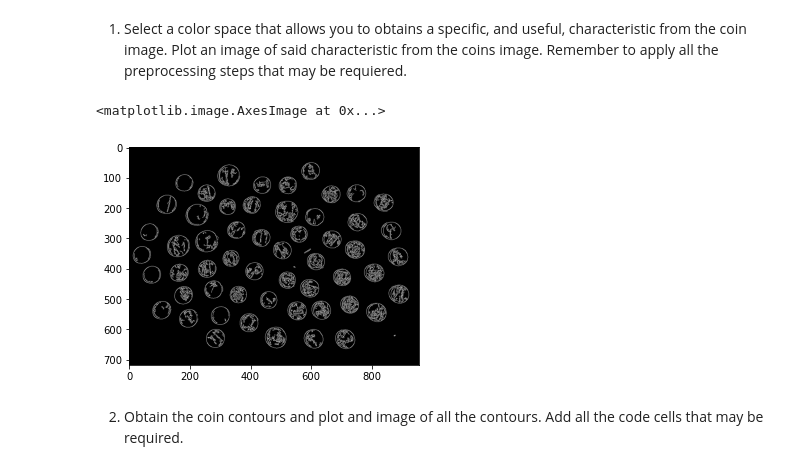
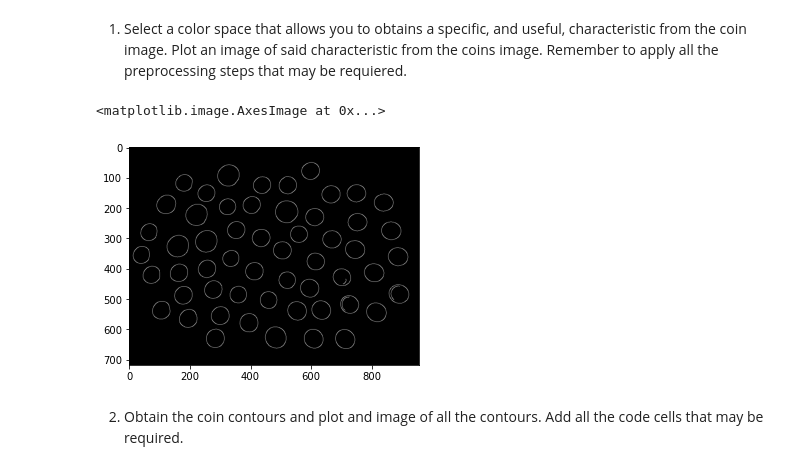
Before and after one commit to marcefuentesl/Computer-Vision, a Jupyter notebook: Assignments/A4. Coin counter.ipynb, the cells around one changed output. Cells and saved outputs as stored; diff of their text form; code cells hidden in the pictures.

```diff
--- a/Assignments/A4. Coin counter.ipynb
+++ b/Assignments/A4. Coin counter.ipynb
@@ -32,51 +32,27 @@ plt.imshow(coins)
 [figure]
 # %% [markdown]
 1. Select a color space that allows you to obtains a specific, and useful, characteristic from the coin image. Plot an image of said characteristic from the coins image. Remember to apply all the preprocessing steps that may be requiered.
-# %%
-coins_copy = np.copy(coins)
-
-# TO DO: Obtain a characteristic and plot it.
-
-# Convert to grayscale
-#gray = cv2.cvtColor(coins_copy,cv2.COLOR_RGB2GRAY)
-
-# Create a binary thresholded image
-#retval, binary = cv2.threshold(gray, 225, 255, cv2.THRESH_BINARY)
-
-#plt.imshow(binary, cmap='gray')
-
-# Define our color selection boundaries in HSV values
-
-# Convert to HSV
-#hsv = cv2.cvtColor(coins_copy, cv2.COLOR_RGB2HSV)
-
-# HSV channels
-#h = hsv[:,:,0]
-#s = hsv[:,:,1]
-#v = hsv[:,:,2]
-
-# Visualize the individual color channels
-#f, (ax1, ax2, ax3) = plt.subplots(1, 3, figsize=(20,10))
-#ax1.set_title('H channel')
-#ax1.imshow(h, cmap='gray')
-#ax2.set_title('S channel')
-#ax2.imshow(s, cmap='gray')
-#ax3.set_title('V channel')
-#ax3.imshow(v, cmap='gray')
-
-# La que más me sirve es S
-
-gray_coins = cv2.cvtColor(coins_copy, cv2.COLOR_RGB2GRAY)
-
-coins_edges = cv2.Canny(gray_coins, 25, 200)
-
-retval, binary = cv2.threshold(coins_edges, 0, 255, cv2.THRESH_TOZERO)
-binary = cv2.dilate(binary, np.ones((1,1)), iterations = 1)
-
-plt.imshow(binary, cmap="gray")
-# %% [output]
-<matplotlib.image.AxesImage at 0x...>
-[figure, removed]
+# %%
+coins_copy = np.copy(coins)
+
+# TO DO: Obtain a characteristic and plot it.
+
+# Convert to grayscale
+gray_coins = cv2.cvtColor(coins_copy, cv2.COLOR_RGB2GRAY)
+
+# Blur image to remove noise
+coins_blur = cv2.GaussianBlur(gray_coins, (11,11), 0)
+
+# Get edges using Canny and generate a binary image
+coins_edges = cv2.Canny(coins_blur, 25, 200)
+
+retval, binary = cv2.threshold(coins_edges, 0, 255, cv2.THRESH_TOZERO)
+binary = cv2.dilate(binary, np.ones((1,1)), iterations = 1)
+
+plt.imshow(binary, cmap="gray")
+# %% [output]
+<matplotlib.image.AxesImage at 0x...>
+[figure, added]
 # %% [markdown]
 2. Obtain the coin contours and plot and image of all the contours. Add all the code cells that may be required.
 # %%
```
Also changed, not shown: parts of 10 cells of this notebook.
